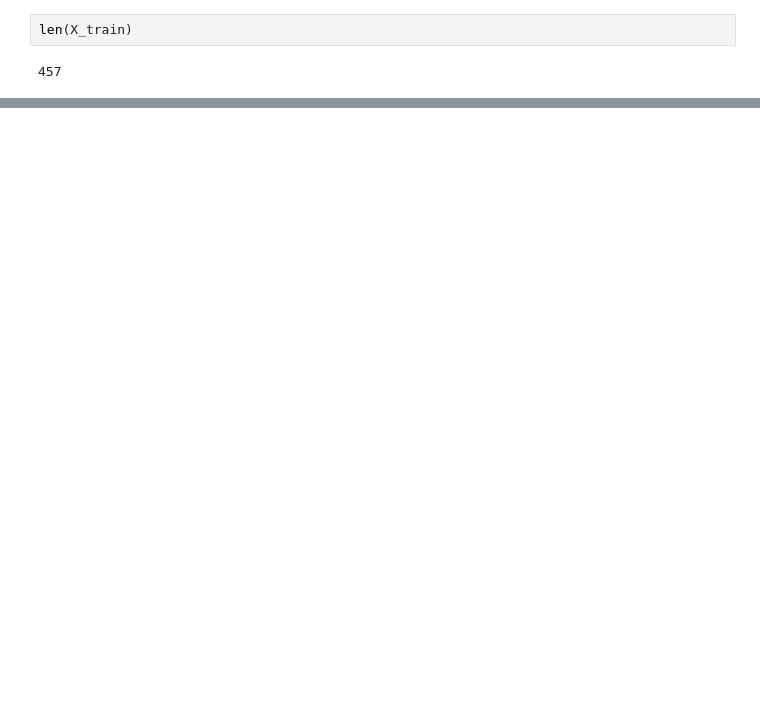
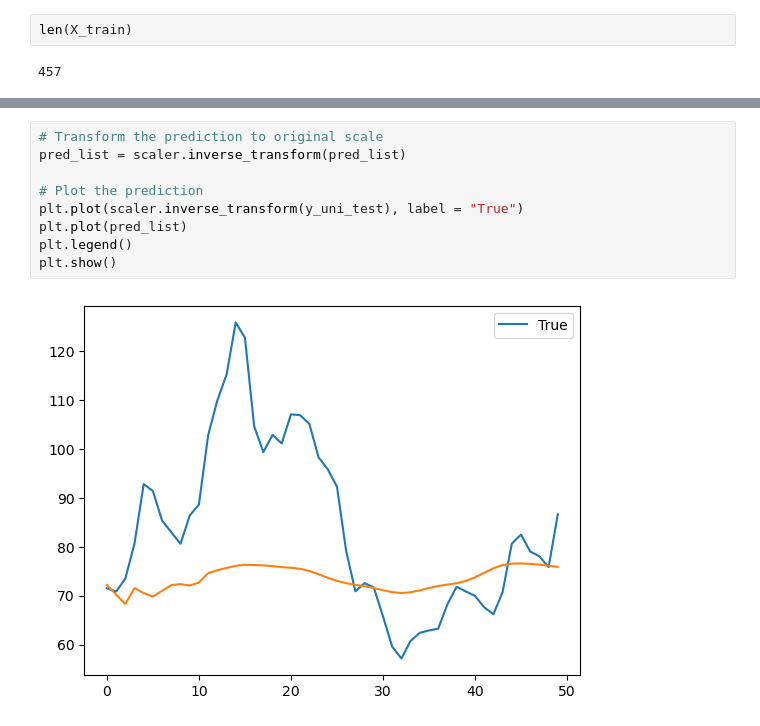
Before and after one commit to BachelorLaks/bachelor2023, a Jupyter notebook: data/Tensorflow.ipynb, the cells around one changed output, grey strips where cells are left out. Saved outputs shown, nothing was run; the diff lists cells and outputs as text; blank space fills up the shorter version.

```diff
--- a/data/Tensorflow.ipynb
+++ b/data/Tensorflow.ipynb
@@ -45,0 +204,11 @@ y_test = scaler.transform(y_test.values.reshape(-1,1))
+# %%
+# Transform the prediction to original scale
+pred_list = scaler.inverse_transform(pred_list)
+
+# Plot the prediction
+plt.plot(scaler.inverse_transform(y_uni_test), label = "True")
+plt.plot(pred_list)
+plt.legend()
+plt.show()
+# %% [output]
+[figure, added]
```
Also changed, not shown: parts of 15 cells of this notebook.
